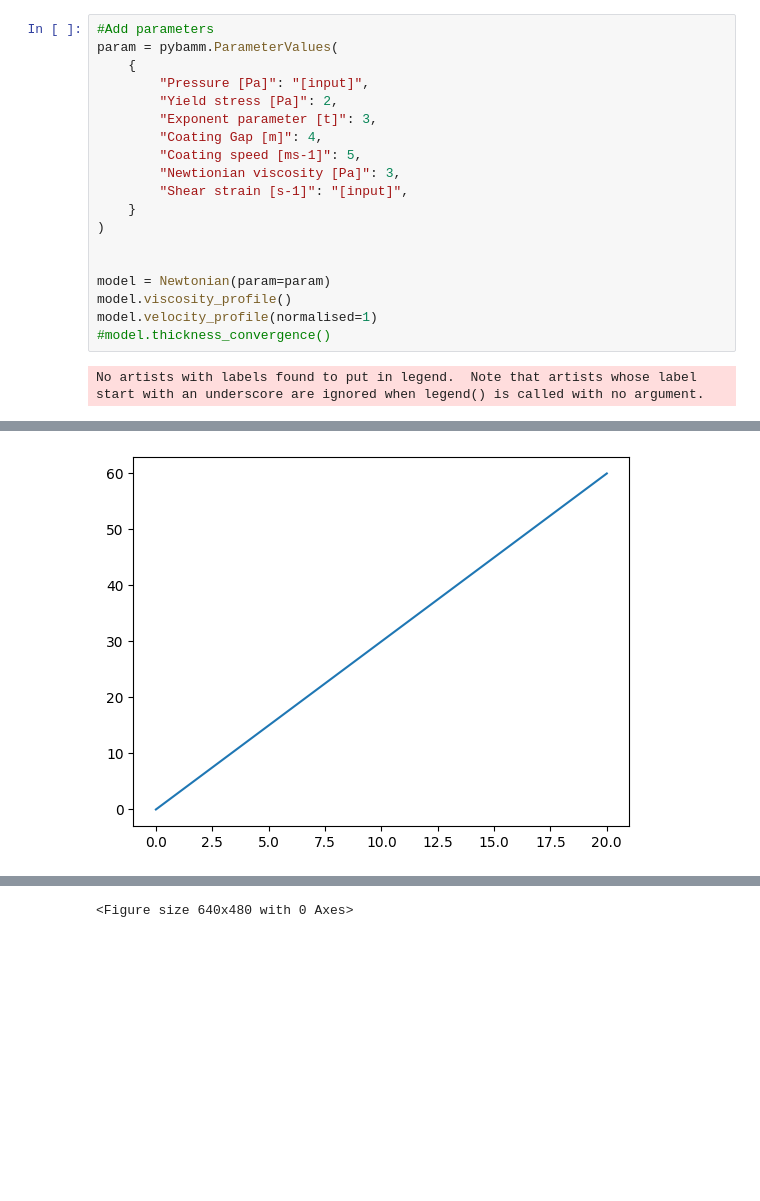
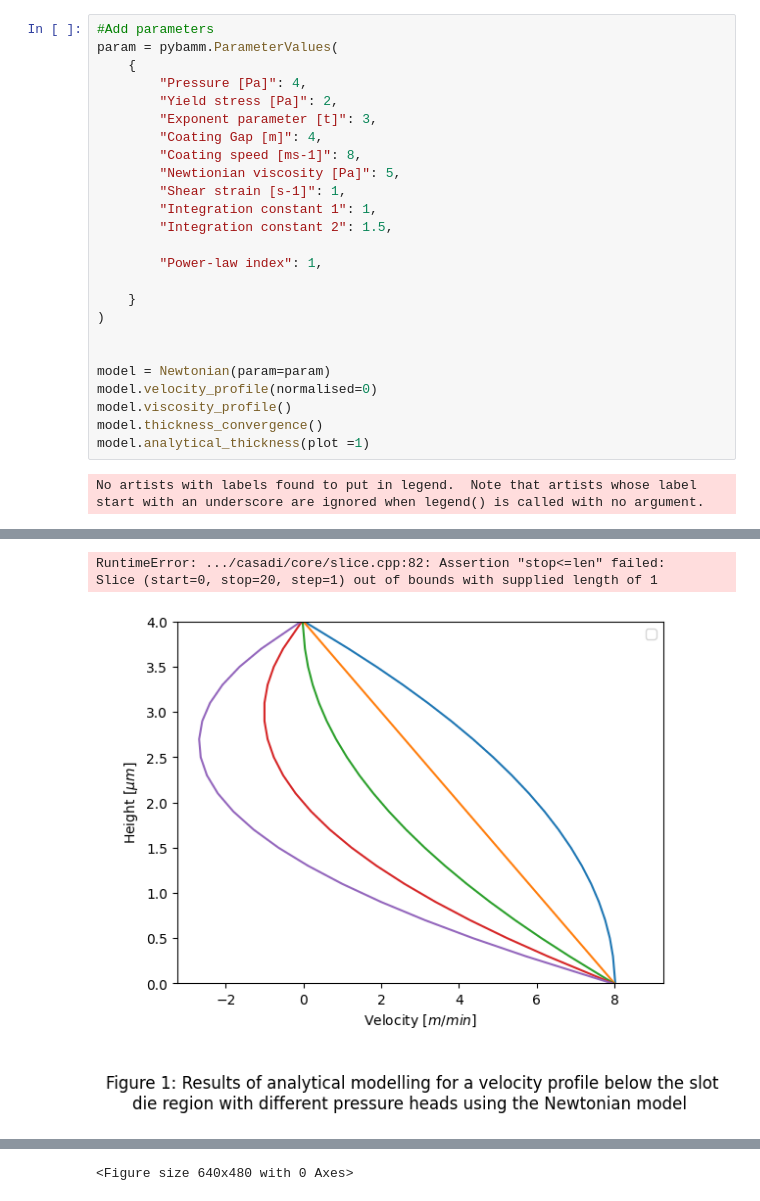
Before and after one commit to FW-Coding/FUSE-Internship-2024, a Jupyter notebook: Clean model.ipynb, the cells around one changed output, grey strips where cells are left out. Drawn from its saved outputs; the diff is of its cells as text; blank space fills up the shorter version.

```diff
--- a/Clean model.ipynb
+++ b/Clean model.ipynb
@@ -164,20 +228,26 @@ class Newtonian(pybamm.BaseModel):
 #Add parameters
 param = pybamm.ParameterValues(
     {
-        "Pressure [Pa]": "[input]",
+        "Pressure [Pa]": 4,
         "Yield stress [Pa]": 2,
         "Exponent parameter [t]": 3,
         "Coating Gap [m]": 4,
-        "Coating speed [ms-1]": 5,
-        "Newtionian viscosity [Pa]": 3,
-        "Shear strain [s-1]": "[input]",
+        "Coating speed [ms-1]": 8,
+        "Newtionian viscosity [Pa]": 5,
+        "Shear strain [s-1]": 1,
+        "Integration constant 1": 1,
+        "Integration constant 2": 1.5,
+
+        "Power-law index": 1,
+
     }
 )
 
 
 model = Newtonian(param=param)
+model.velocity_profile(normalised=0)
 model.viscosity_profile()
-model.velocity_profile(normalised=1)
-#model.thickness_convergence()
+model.thickness_convergence()
+model.analytical_thickness(plot =1)
 # %% [output]
 No artists with labels found to put in legend.  Note that artists whose label start with an underscore are ignored when legend() is called with no argument.
@@ -184 +264,3 @@ No artists with labels found to put in legend.  Note that artists whose label st
+RuntimeError: .../casadi/core/slice.cpp:82: Assertion "stop<=len" failed:
+Slice (start=0, stop=20, step=1) out of bounds with supplied length of 1
-[figure, old version]
+[figure, new version]
@@ -186 +268 @@ No artists with labels found to put in legend.  Note that artists whose label st
-<Figure size 640x480 with 0 Axes>
+<Figure size 640x480 with 0 Axes>
```
Also changed, not shown: parts of 2 cells of this notebook, 2 other files.
